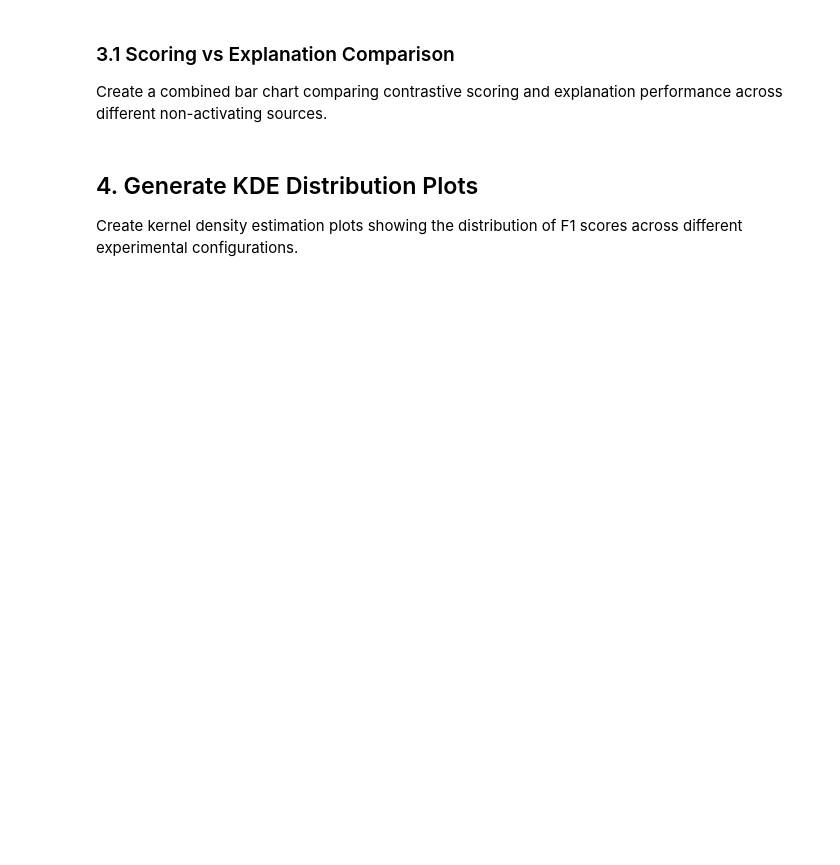
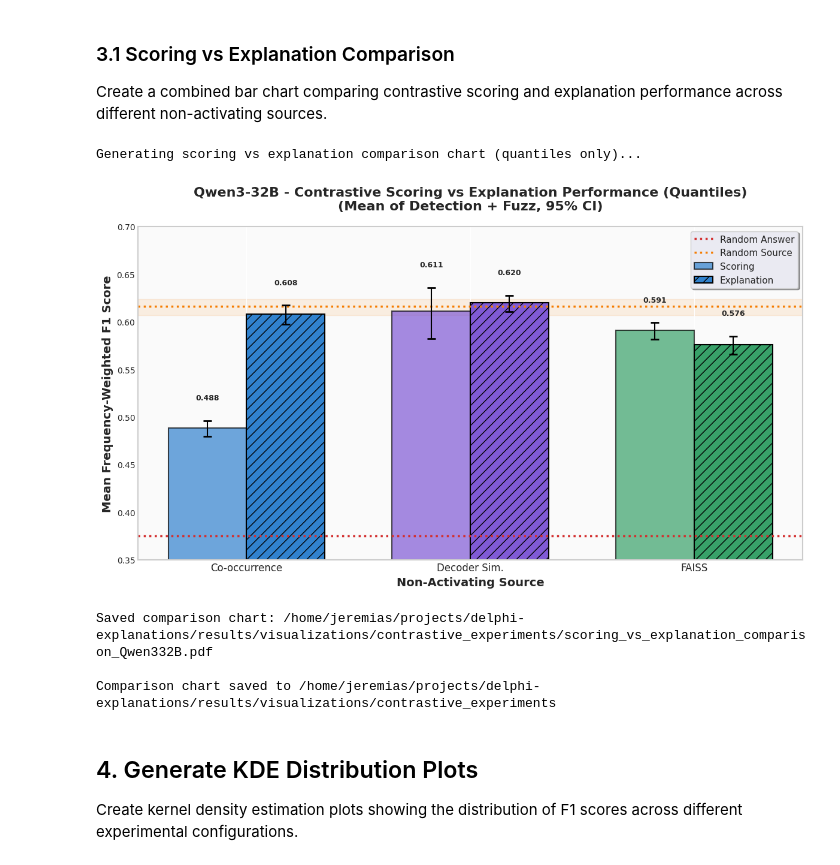
Before and after one commit to Jazhyc/delphi-explanations, a Jupyter notebook: scripts/contrastive_experiments_analysis.ipynb, the cells around one changed output. Saved outputs shown, nothing was run; the diff lists cells and outputs as text; code cells hidden in the pictures; blank space fills up the shorter version.

Commit message:
Updated parameters for plotting slightly

```diff
--- a/scripts/contrastive_experiments_analysis.ipynb
+++ b/scripts/contrastive_experiments_analysis.ipynb
@@ -663,7 +754,7 @@ if not scoring_f1_table.empty or not explanation_f1_table.empty:
         # Add random examples performance as a second dotted line (actual measurement)
         if random_examples_f1 is not None:
             ax.axhline(y=random_examples_f1, color='#F57C00', linestyle=':', linewidth=2.5,
-                      label=f'Random Non-Activating Examples', zorder=1)
+                      label=f'Random Source', zorder=1)
 
             # Optionally add a shaded region for the confidence interval
             ax.axhspan(random_examples_f1 - random_examples_lower,
@@ -675,34 +766,40 @@ if not scoring_f1_table.empty or not explanation_f1_table.empty:
         ax.set_ylabel('Mean Frequency-Weighted F1 Score', fontsize=14, fontweight='bold')
         ax.set_title(f'{SELECTED_MODEL} - Contrastive Scoring vs Explanation Performance (Quantiles)\n(Mean of Detection + Fuzz, {int(CONFIDENCE_LEVEL*100)}% CI)',
                     fontsize=16, fontweight='bold', pad=20)
         ax.set_xticks(x_positions)
         ax.set_xticklabels(x_labels, fontsize=12, fontweight='medium')
         ax.legend(fontsize=11, frameon=True, fancybox=True, shadow=True, loc='upper right')
         ax.grid(True, alpha=0.3, axis='y', linestyle='--')
         # Set y-axis to start just below random baseline (0.375) for better visibility of differences
-        ax.set_ylim(0.35, 1.0)
+        ax.set_ylim(0.35, 0.7)
         ax.set_facecolor('#FAFAFA')
 
         # Add subtle spines
         for spine in ax.spines.values():
             spine.set_edgecolor('#CCCCCC')
             spine.set_linewidth(1.5)
 
         plt.tight_layout()
         plt.show()
 
         # Save the plot
         output_file_pdf = visualizations_dir / f"scoring_vs_explanation_comparison_{SELECTED_MODEL.replace('-', '').replace(' ', '_')}.pdf"
         output_file_png = visualizations_dir / f"scoring_vs_explanation_comparison_{SELECTED_MODEL.replace('-', '').replace(' ', '_')}.png"
         plt.savefig(str(output_file_pdf), dpi=300, bbox_inches='tight', facecolor='white')
         plt.savefig(str(output_file_png), dpi=300, bbox_inches='tight', facecolor='white')
         print(f"Saved comparison chart: {output_file_pdf}")
 
         plt.close()
 else:
     print("No data available for comparison chart")
 
 print(f"\nComparison chart saved to {visualizations_dir}")
+# %% [output]
+Generating scoring vs explanation comparison chart (quantiles only)...
+[figure, added]
+Saved comparison chart: /home/jeremias/projects/delphi-explanations/results/visualizations/contrastive_experiments/scoring_vs_explanation_comparison_Qwen332B.pdf
+
+Comparison chart saved to /home/jeremias/projects/delphi-explanations/results/visualizations/contrastive_experiments
 # %% [markdown]
 ## 4. Generate KDE Distribution Plots
 
```
Also changed, not shown: parts of 5 cells of this notebook.
